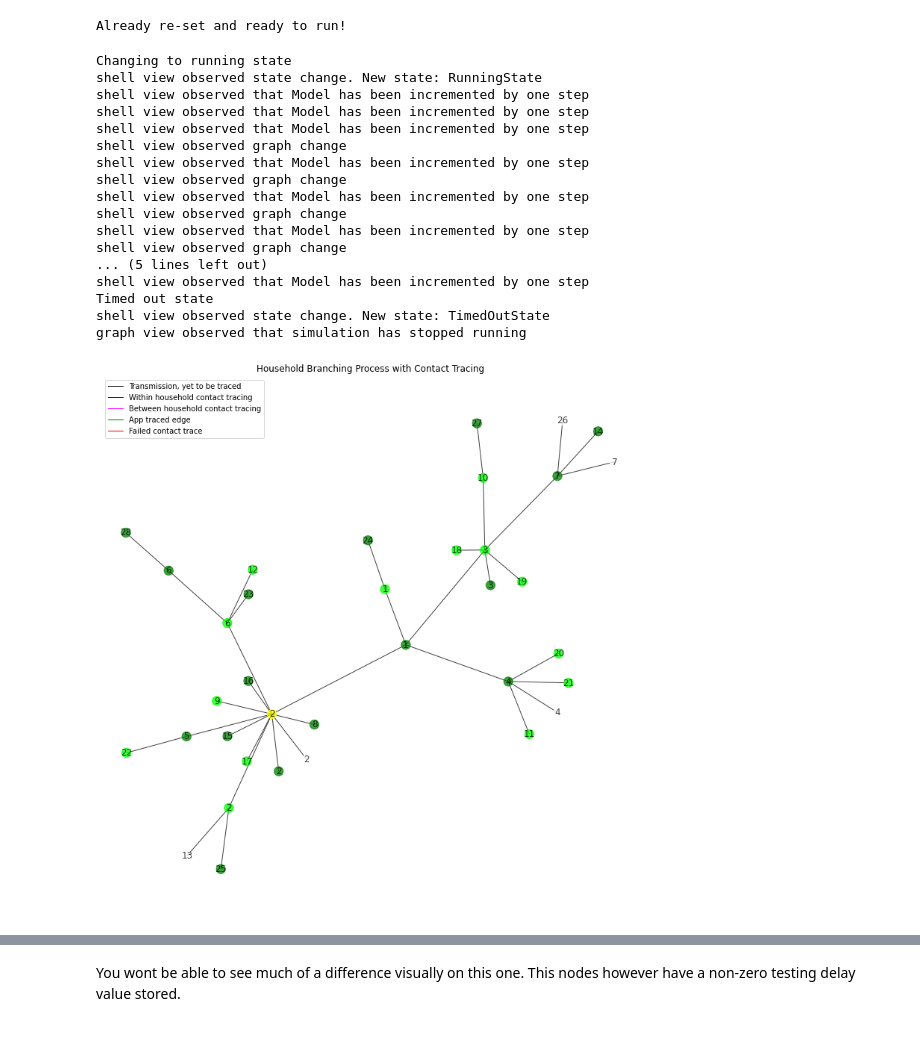
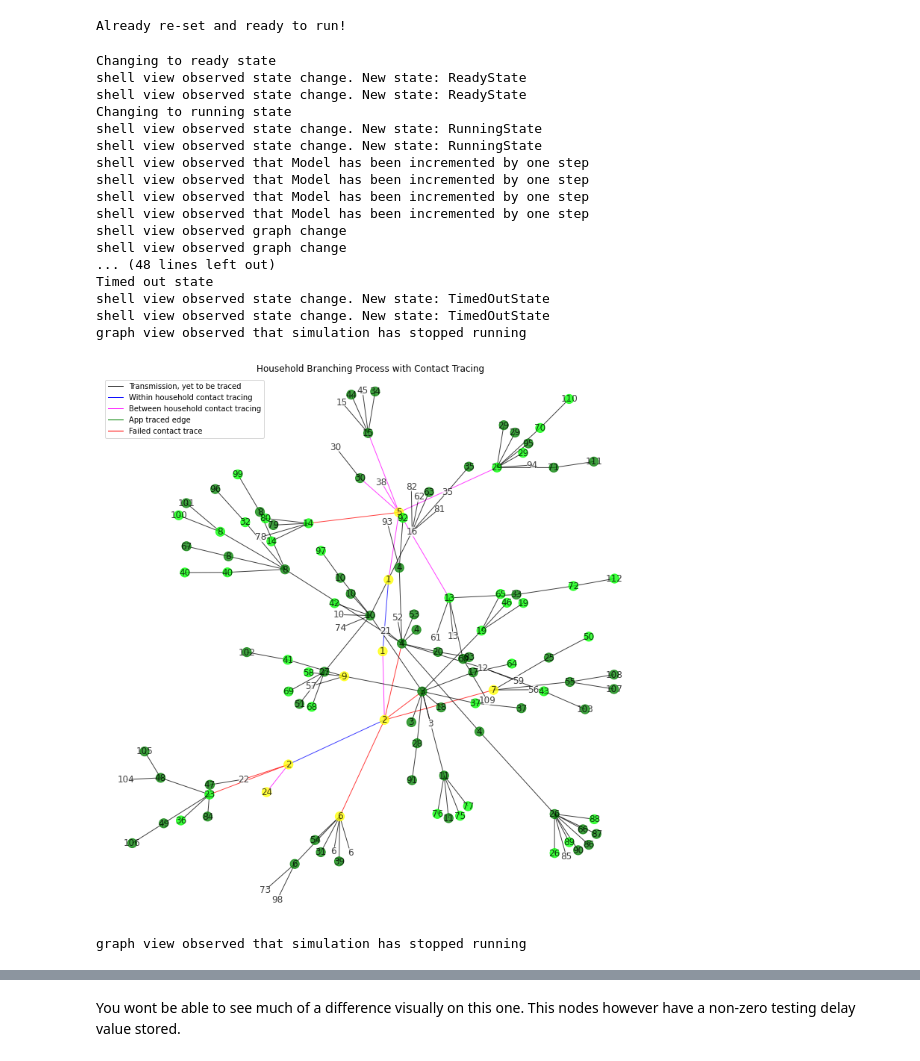
Before and after one commit to TTI-modelling/TestingContactModel, a Jupyter notebook: examples/household_level_contact_tracing.ipynb, the cells around one changed output, grey strips where cells are left out. Drawn from its saved outputs; the diff is of its cells as text; code cells hidden in the pictures.

```diff
--- a/examples/household_level_contact_tracing.ipynb
+++ b/examples/household_level_contact_tracing.ipynb
@@ -156,23 +158,25 @@ model_household_level_tracing_after_test_result = hct.household_sim_contact_trac
 Already re-set and ready to run!
 # %%
 controller = SimulationController(model_household_level_tracing_after_test_result)
-controller.run_simulation(10)
+controller.reset()
+controller.run_simulation(15)
 # %% [output]
+Changing to ready state
+shell view observed state change. New state: ReadyState
+shell view observed state change. New state: ReadyState
 Changing to running state
+shell view observed state change. New state: RunningState
 shell view observed state change. New state: RunningState
 shell view observed that Model has been incremented by one step
 shell view observed that Model has been incremented by one step
 shell view observed that Model has been incremented by one step
-shell view observed graph change
 shell view observed that Model has been incremented by one step
 shell view observed graph change
-shell view observed that Model has been incremented by one step
 shell view observed graph change
-shell view observed that Model has been incremented by one step
-shell view observed graph change
-... (5 lines left out)
-shell view observed that Model has been incremented by one step
+... (48 lines left out)
 Timed out state
 shell view observed state change. New state: TimedOutState
+shell view observed state change. New state: TimedOutState
 graph view observed that simulation has stopped running
-[figure, old version]
+[figure, new version]
+graph view observed that simulation has stopped running
```
Also changed, not shown: parts of 17 cells of this notebook.
